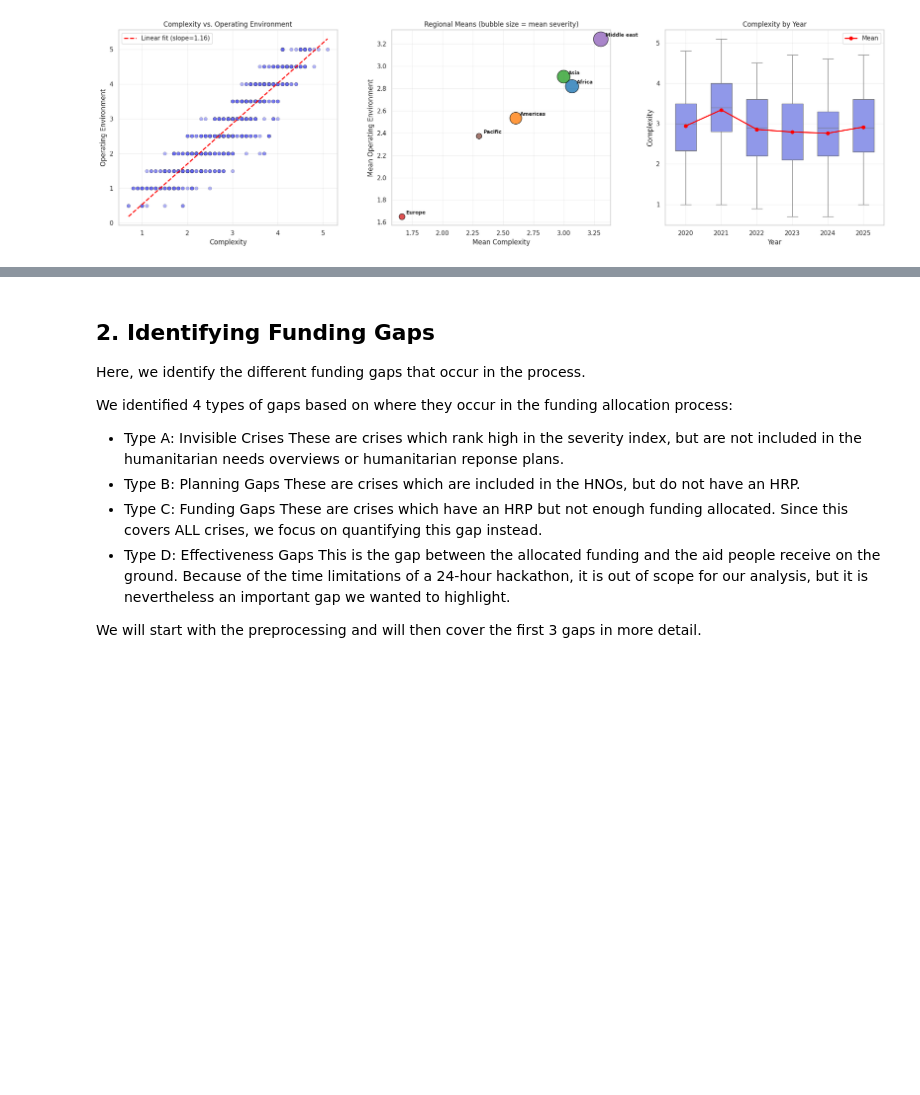
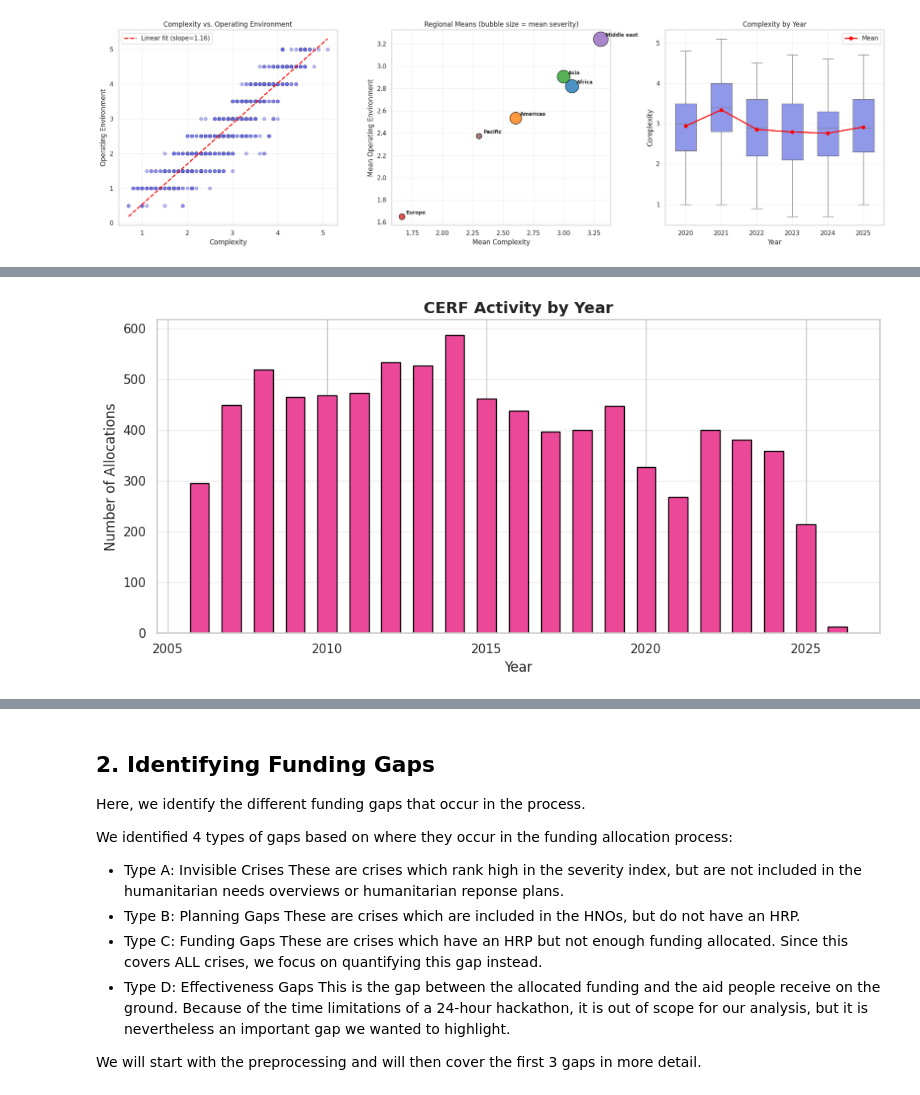
Before and after one commit to USER-397X/OCHA, a Jupyter notebook: stroopwafel.ipynb, the cells around one changed output, grey strips where cells are left out. Cells and saved outputs as stored; diff of their text form; code cells hidden in the pictures; blank space fills up the shorter version.

Commit message:
mistake corrected, the old notebook was there... unfortunate

```diff
--- a/stroopwafel.ipynb
+++ b/stroopwafel.ipynb
@@ -390,0 +434,25 @@ plt.show()
+# %%
+# CERF (Critical Emergency Relief Fund) - Allocations over time
+cerf_raw = pd.read_csv(DATA_DIR / "Data_ CERF Donor Contributions and Allocations - allocations.csv", low_memory=False)
+cerf = cerf_raw.copy()
+cerf['dateUSGSignature'] = pd.to_datetime(cerf['dateUSGSignature'], errors='coerce')
+cerf['year'] = cerf['dateUSGSignature'].dt.year
+
+# Assuming there's a funding amount column; if not, count allocations
+if 'allocationAmount' in cerf.columns:
+    cerf_by_year = cerf.groupby('year')['allocationAmount'].sum() / 1e6
+    ylabel = 'Millions USD'
+else:
+    cerf_by_year = cerf.groupby('year').size()
+    ylabel = 'Number of Allocations'
+
+fig, ax = plt.subplots(figsize=(10, 5))
+ax.bar(cerf_by_year.index, cerf_by_year.values, color='#ec4899', edgecolor='black', width=0.6)
+ax.set_title('CERF Activity by Year', fontsize=14, fontweight='bold')
+ax.set_xlabel('Year')
+ax.set_ylabel(ylabel)
+ax.grid(True, alpha=0.3, axis='y')
+plt.tight_layout()
+plt.show()
+# %% [output]
+[figure, added]
```
Also changed, not shown: parts of 25 cells of this notebook.
